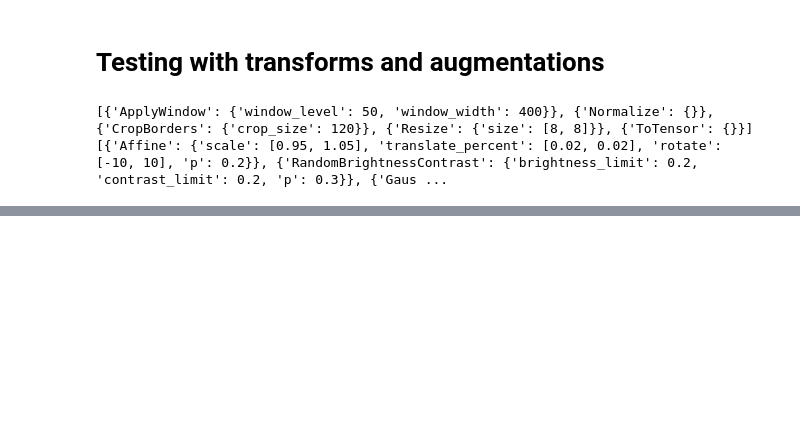
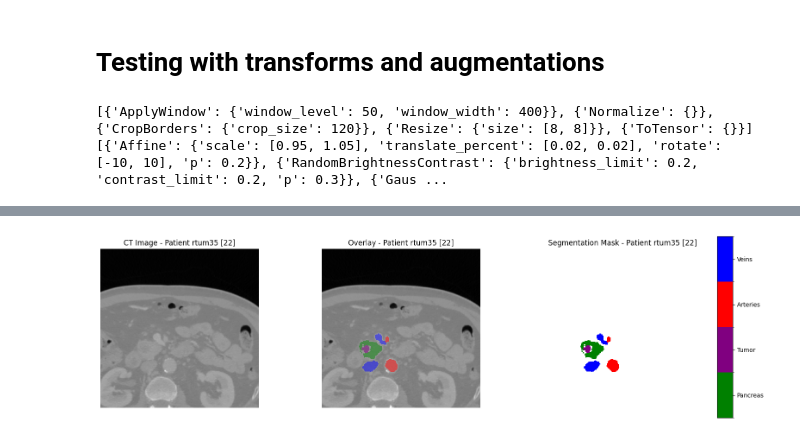
Before and after one commit to Alvarorlz12/TFG, a Jupyter notebook: digipanca/notebooks/testing/Test_3D_Dataset.ipynb, the cells around one changed output, grey strips where cells are left out. Saved outputs shown, nothing was run; the diff lists cells and outputs as text; code cells hidden in the pictures; blank space fills up the shorter version.

```diff
--- a/digipanca/notebooks/testing/Test_3D_Dataset.ipynb
+++ b/digipanca/notebooks/testing/Test_3D_Dataset.ipynb
@@ -66,0 +79,4 @@ torch.Size([8, 8, 64])
+# %%
+visualize_volume_slice(train_ds, 0, 22, use_volume_index=True)
+# %% [output]
+[figure, added]
```
Also changed, not shown: parts of 7 cells of this notebook, 23 other files.
